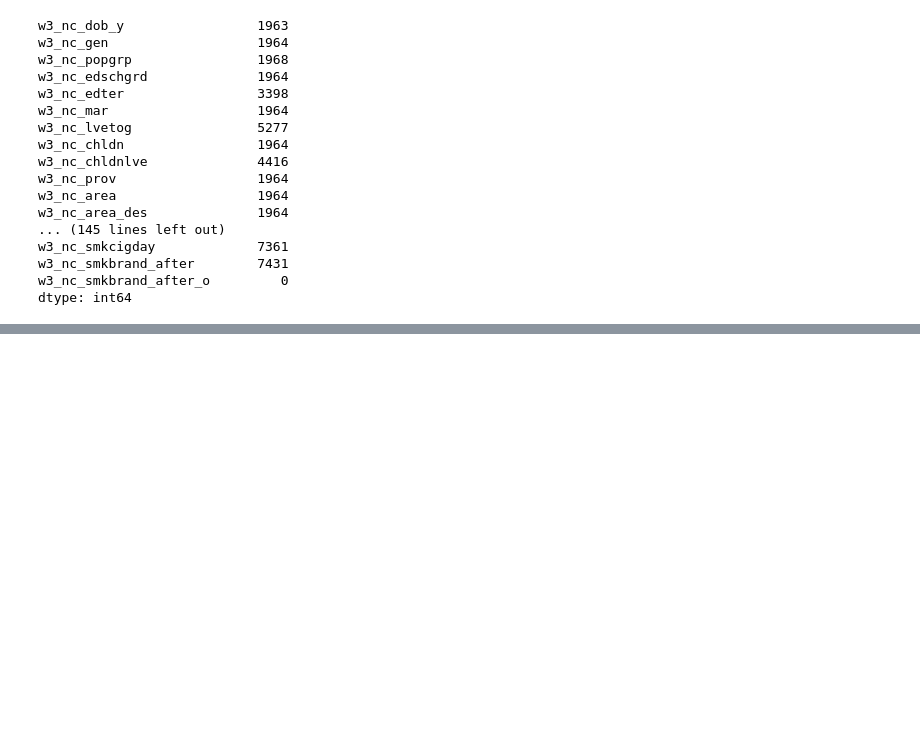
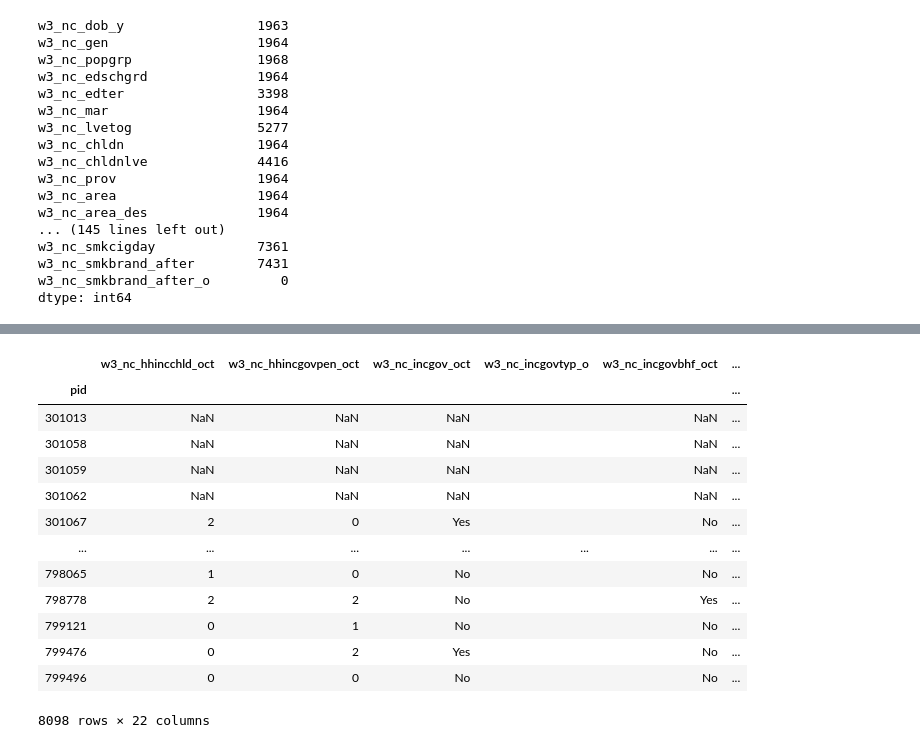
Before and after one commit to BrentonBudler/DAEProject2021, a Jupyter notebook: Philani/Wave3.ipynb, the cells around one changed output, grey strips where cells are left out. Cells and saved outputs as stored; diff of their text form; code cells hidden in the pictures; blank space fills up the shorter version.

```diff
--- a/Philani/Wave3.ipynb
+++ b/Philani/Wave3.ipynb
@@ -115,0 +211,50 @@ display(df)
+# %%
+#3 Support & Welfare
+
+"""
+w3_nc_hhincchld_oct: How many child support grants did this household receive in October?
+w3_nc_hhincgovpen_oct: Number of people in household who received a pension grant in October
+w3_nc_incgov_oct: Did you personally receive any kind of government grant in October?
+w3_nc_incgovtyp_o: Government grant received?
+w3_nc_incgovbhf_oct: Did you receive any government grant on behalf of someone else in October?
+w3_nc_hhincsrc1: Sources household income in October? 1?
+w3_nc_hhincsrc_o: Sources household income in October?
+w3_nc_hhincmain: In October which of these was the main household income source?
+w3_nc_hhincmain_o: In October which of these was the main household income source?
+w3_nc_hhincchnged: In the past 4 weeks, has this main income source changed?
+w3_nc_hhfdyn: In October, did your household run out of money to buy food?
+
+w3_nc_fdayn: In last 7 days, has anyone in your HH gone hungry due to lack of food?
+w3_nc_fdcyn: In last 7 days, any kids (<18) in your HH gone hungry due to lack of food?
+w3_nc_suppgov: During October did you receive food or shelter from government?
+w3_nc_suppngo: During October did you receive food or shelter from any NGO/church
+w3_nc_suppcom: During October did you receive food or shelter from community
+w3_nc_ecdwhyno_o: Reason children have not attended an ECD centre in the last 7 days
+w3_nc_eduatt_mar: Number of children attending school before school closures in March
+w3_nc_eduatt_7d: In the past week, how many young people in your household attended school?
+w3_nc_edunoatt: Are there learners in your household who have not yet returned to school?
+w3_nc_schfood: In the last week, have any household learners received a meal from school?
+w3_nc_chldcar_oct: Number of hours a day looking after kids in October
+
+"""
+df_sw = df[['w3_nc_hhincchld_oct', 'w3_nc_hhincgovpen_oct', 'w3_nc_incgov_oct', 'w3_nc_incgovtyp_o',
+              'w3_nc_incgovbhf_oct', 'w3_nc_hhincsrc1', 'w3_nc_hhincsrc_o', 'w3_nc_hhincmain',
+              'w3_nc_hhincmain_o', 'w3_nc_hhincchnged', 'w3_nc_hhfdyn', 'w3_nc_fdayn','w3_nc_fdcyn',
+              'w3_nc_suppgov', 'w3_nc_suppngo', 'w3_nc_suppcom','w3_nc_ecdwhyno_o', 'w3_nc_eduatt_mar', 'w3_nc_eduatt_7d',
+              'w3_nc_edunoatt', 'w3_nc_schfood', 'w3_nc_chldcar_oct', ]].copy()
+display(df_sw)
+# %% [output]
+|  | w3_nc_hhincchld_oct | w3_nc_hhincgovpen_oct | w3_nc_incgov_oct | w3_nc_incgovtyp_o | w3_nc_incgovbhf_oct | ... |
+| pid |  |  |  |  |  | ... |
+| 301013 | NaN | NaN | NaN |  | NaN | ... |
+| 301058 | NaN | NaN | NaN |  | NaN | ... |
+| 301059 | NaN | NaN | NaN |  | NaN | ... |
+| 301062 | NaN | NaN | NaN |  | NaN | ... |
+| 301067 | 2 | 0 | Yes |  | No | ... |
+| ... | ... | ... | ... | ... | ... | ... |
+| 798065 | 1 | 0 | No |  | No | ... |
+| 798778 | 2 | 2 | No |  | Yes | ... |
+| 799121 | 0 | 1 | No |  | No | ... |
+| 799476 | 0 | 2 | Yes |  | No | ... |
+| 799496 | 0 | 0 | No |  | No | ... |
+8098 rows × 22 columns
```
Also changed, not shown: parts of 5 cells of this notebook.
